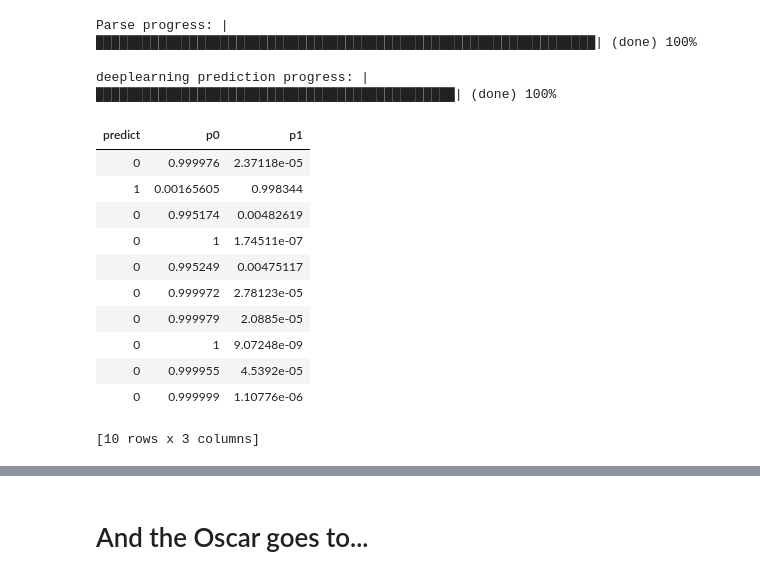
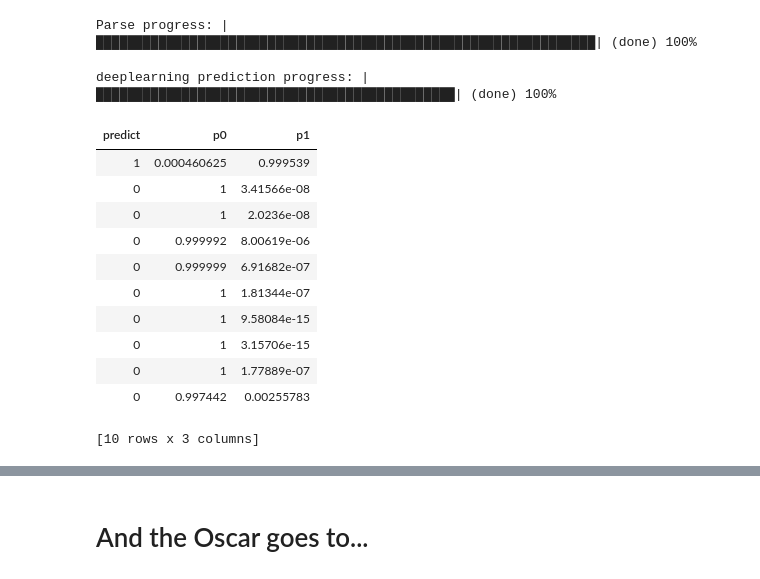
Before and after one commit to Aleksandra-dot/oscar_predictions, a Jupyter notebook: additional_data/ml.ipynb, the cells around one changed output, grey strips where cells are left out. Saved outputs shown, nothing was run; the diff lists cells and outputs as text; code cells hidden in the pictures.

```diff
--- a/additional_data/ml.ipynb
+++ b/additional_data/ml.ipynb
@@ -25,6 +10,6 @@ Index(['year', 'film', 'wiki', 'rating', 'numVotes', 'worldwide_box_office',
 # Machine Learning - Using h2o Auto ML
 # %%
 full_table = pd.read_csv('../data/processed_results/everything.csv')
-full_table=full_table.drop('Unnamed: 0', axis=1)
-full_table.columns
+full_table=full_table.drop(['Unnamed: 0'], axis=1)
+full_table
 # %% [output]
@@ -437,2 +188,0 @@ plt.show()
-# %%
-model = h2o.load_model('./additional_data/model/DeepLearning_grid_2_AutoML_6_20230519_91906_model_4')
@@ -450,22 +255,22 @@ test[y] = test[y].asfactor()
 # %% [output]
 Parse progress: |████████████████████████████████████████████████████████████████| (done) 100%
 # %%
-preds = top_model.predict(test)
+preds = top_model_new.predict(test)
 
 preds
 # %% [output]
 deeplearning prediction progress: |██████████████████████████████████████████████| (done) 100%
 | predict | p0 | p1 |
-| 0 | 0.999976 | 2.37118e-05 |
-| 1 | 0.00165605 | 0.998344 |
-| 0 | 0.995174 | 0.00482619 |
-| 0 | 1 | 1.74511e-07 |
-| 0 | 0.995249 | 0.00475117 |
-| 0 | 0.999972 | 2.78123e-05 |
-| 0 | 0.999979 | 2.0885e-05 |
-| 0 | 1 | 9.07248e-09 |
-| 0 | 0.999955 | 4.5392e-05 |
-| 0 | 0.999999 | 1.10776e-06 |
+| 1 | 0.000460625 | 0.999539 |
+| 0 | 1 | 3.41566e-08 |
+| 0 | 1 | 2.0236e-08 |
+| 0 | 0.999992 | 8.00619e-06 |
+| 0 | 0.999999 | 6.91682e-07 |
+| 0 | 1 | 1.81344e-07 |
+| 0 | 1 | 9.58084e-15 |
+| 0 | 1 | 3.15706e-15 |
+| 0 | 1 | 1.77889e-07 |
+| 0 | 0.997442 | 0.00255783 |
 [10 rows x 3 columns]
 # %%
 test['pred'] = preds['predict']
```
Also changed, not shown: parts of 22 cells of this notebook.
